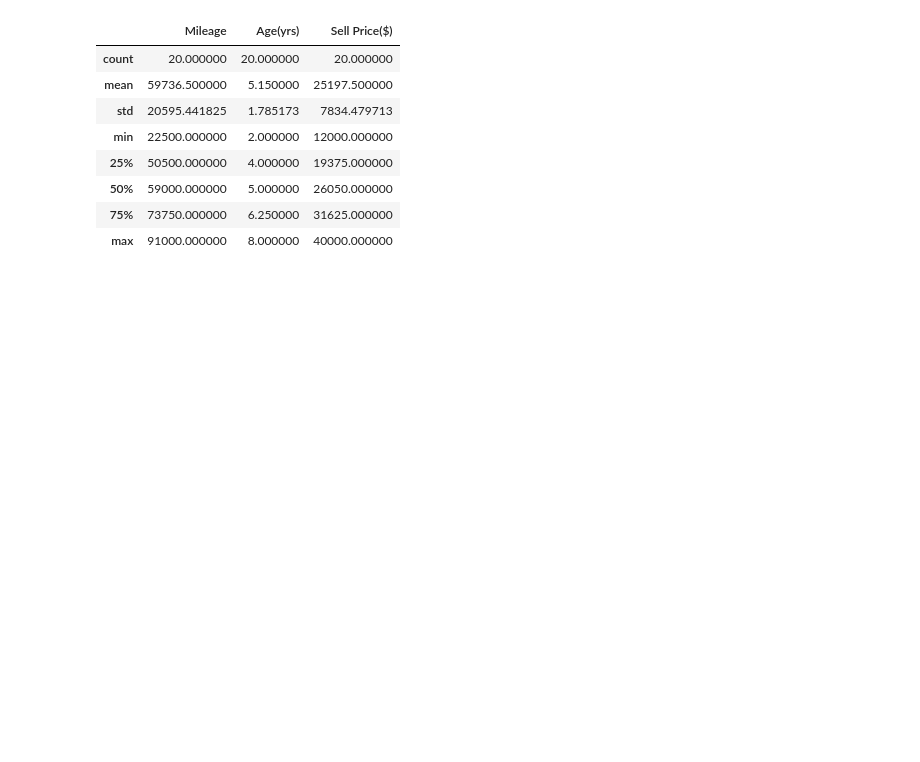
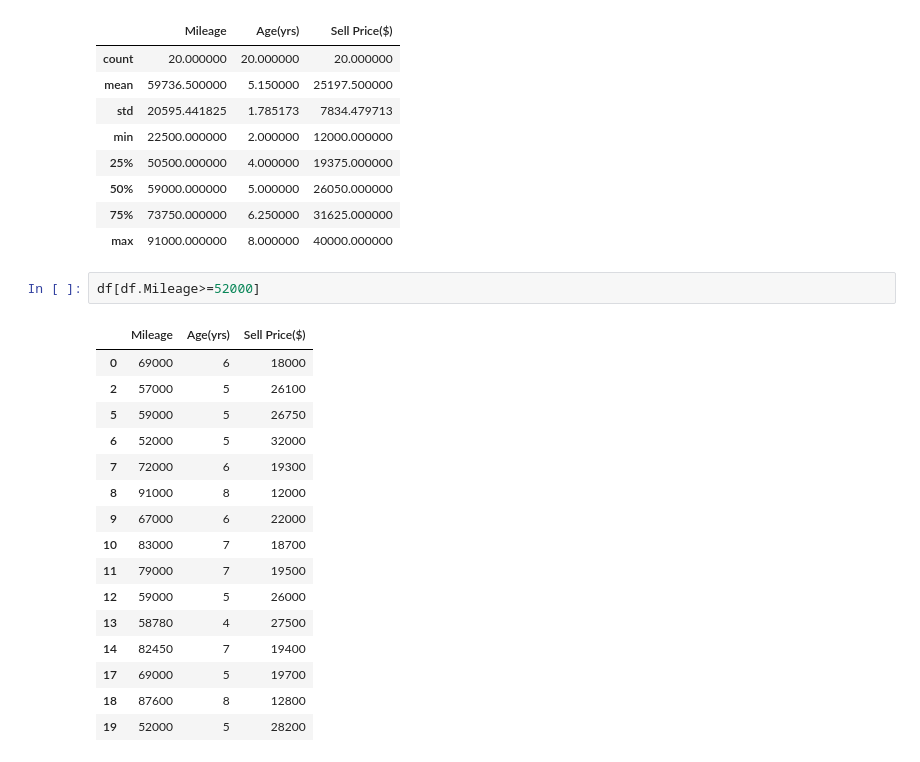
Before and after one commit to Swathi-212002/AI_ML_Avanthi_Swathi, a Jupyter notebook: pandas_practice.ipynb, the cells around one changed output. Drawn from its saved outputs; the diff is of its cells as text; blank space fills up the shorter version.

```diff
--- a/pandas_practice.ipynb
+++ b/pandas_practice.ipynb
@@ -198,3 +198,22 @@ df.describe()
 | 50% | 59000.000000 | 5.000000 | 26050.000000 |
 | 75% | 73750.000000 | 6.250000 | 31625.000000 |
 | max | 91000.000000 | 8.000000 | 40000.000000 |
+# %%
+df[df.Mileage>=52000]
+# %% [output]
+|  | Mileage | Age(yrs) | Sell Price($) |
+| 0 | 69000 | 6 | 18000 |
+| 2 | 57000 | 5 | 26100 |
+| 5 | 59000 | 5 | 26750 |
+| 6 | 52000 | 5 | 32000 |
+| 7 | 72000 | 6 | 19300 |
+| 8 | 91000 | 8 | 12000 |
+| 9 | 67000 | 6 | 22000 |
+| 10 | 83000 | 7 | 18700 |
+| 11 | 79000 | 7 | 19500 |
+| 12 | 59000 | 5 | 26000 |
+| 13 | 58780 | 4 | 27500 |
+| 14 | 82450 | 7 | 19400 |
+| 17 | 69000 | 5 | 19700 |
+| 18 | 87600 | 8 | 12800 |
+| 19 | 52000 | 5 | 28200 |
```
Also changed, not shown: parts of 2 cells of this notebook.
